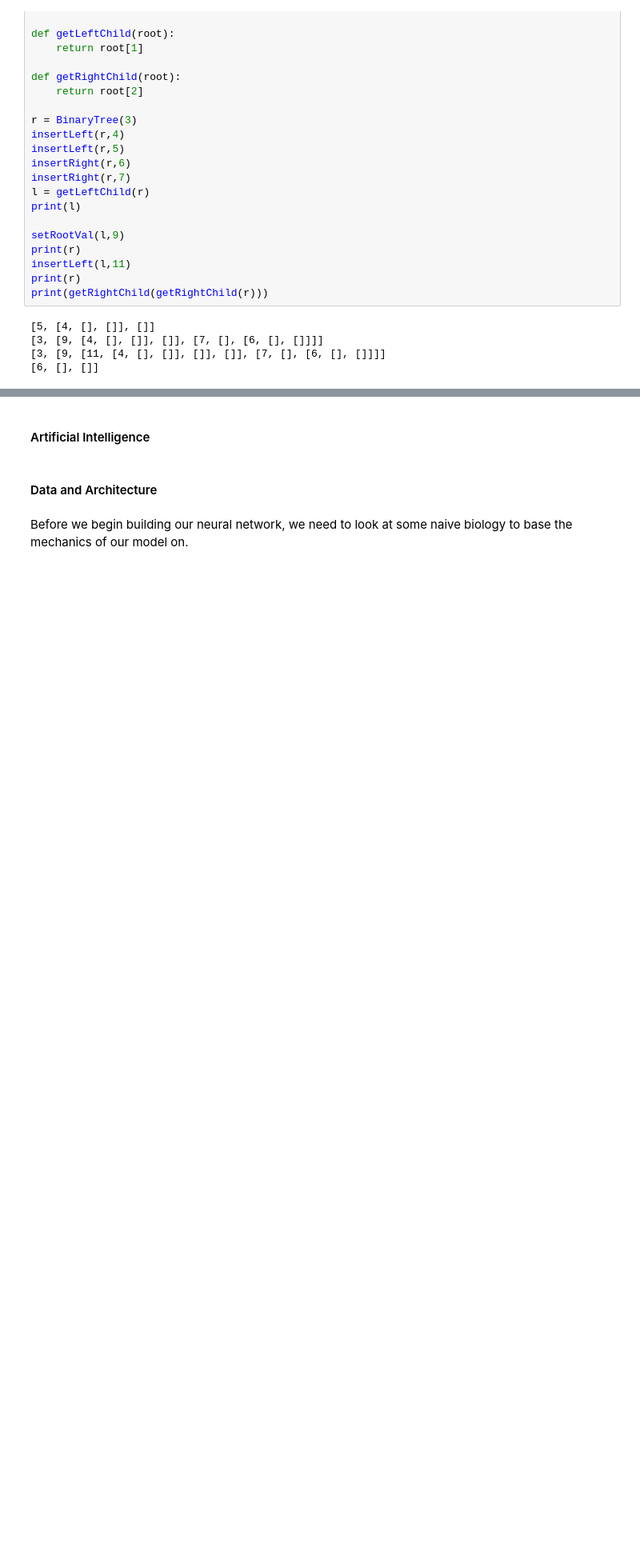
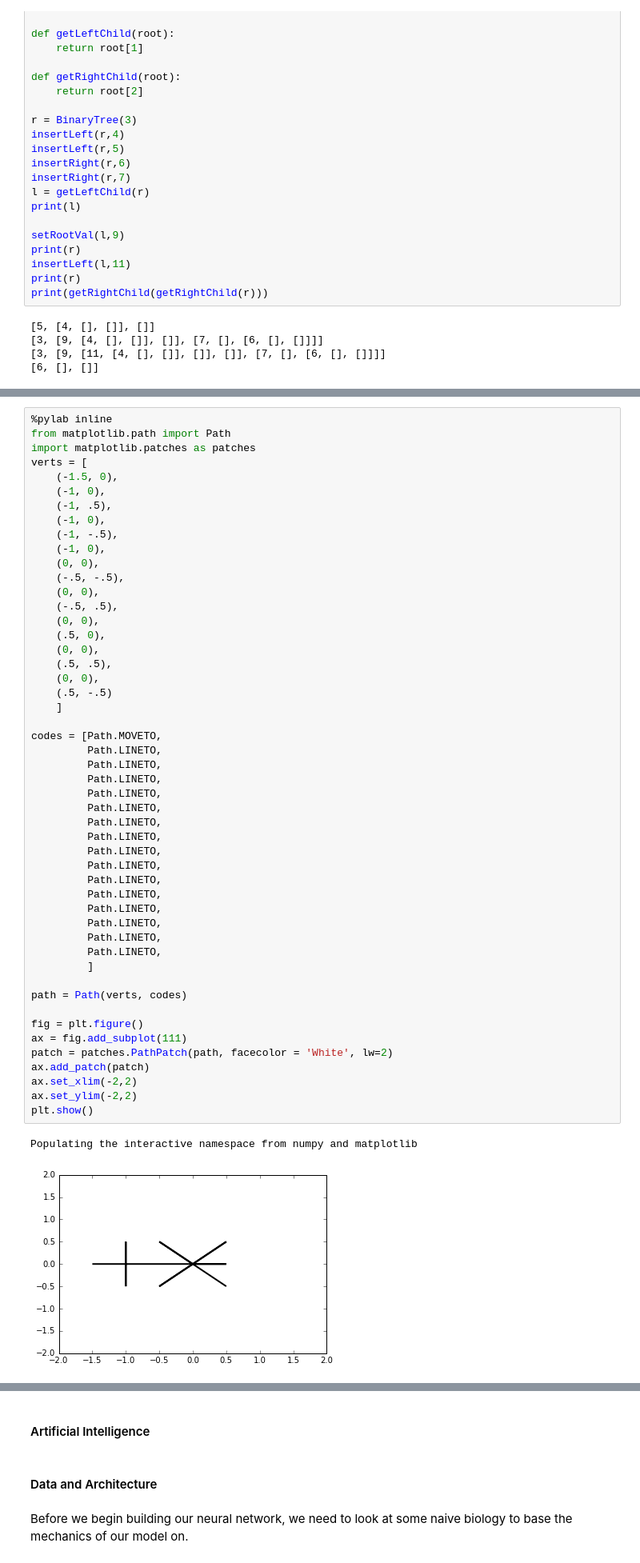
Before and after one commit to DandroidDeveloper/DandroidDeveloper.github.io, a Jupyter notebook: Middle.ipynb, the cells around one changed output, grey strips where cells are left out. Shown at 80% size. Drawn from its saved outputs; the diff is of its cells as text; blank space fills up the shorter version.

```diff
--- a/Middle.ipynb
+++ b/Middle.ipynb
@@ -1317,0 +1374,53 @@ print(getRightChild(getRightChild(r)))
+# %%
+%pylab inline
+from matplotlib.path import Path
+import matplotlib.patches as patches
+verts = [
+    (-1.5, 0),
+    (-1, 0),
+    (-1, .5),
+    (-1, 0),
+    (-1, -.5),
+    (-1, 0),
+    (0, 0),
+    (-.5, -.5),
+    (0, 0),
+    (-.5, .5),
+    (0, 0),
+    (.5, 0),
+    (0, 0),
+    (.5, .5),
+    (0, 0),
+    (.5, -.5)
+    ]
+
+codes = [Path.MOVETO,
+         Path.LINETO,
+         Path.LINETO,
+         Path.LINETO,
+         Path.LINETO,
+         Path.LINETO,
+         Path.LINETO,
+         Path.LINETO,
+         Path.LINETO,
+         Path.LINETO,
+         Path.LINETO,
+         Path.LINETO,
+         Path.LINETO,
+         Path.LINETO,
+         Path.LINETO,
+         Path.LINETO,
+         ]
+
+path = Path(verts, codes)
+
+fig = plt.figure()
+ax = fig.add_subplot(111)
+patch = patches.PathPatch(path, facecolor = 'White', lw=2)
+ax.add_patch(patch)
+ax.set_xlim(-2,2)
+ax.set_ylim(-2,2)
+plt.show()
+# %% [output]
+Populating the interactive namespace from numpy and matplotlib
+[figure, added]
```
Also changed, not shown: parts of 21 cells of this notebook, 3 other files.
